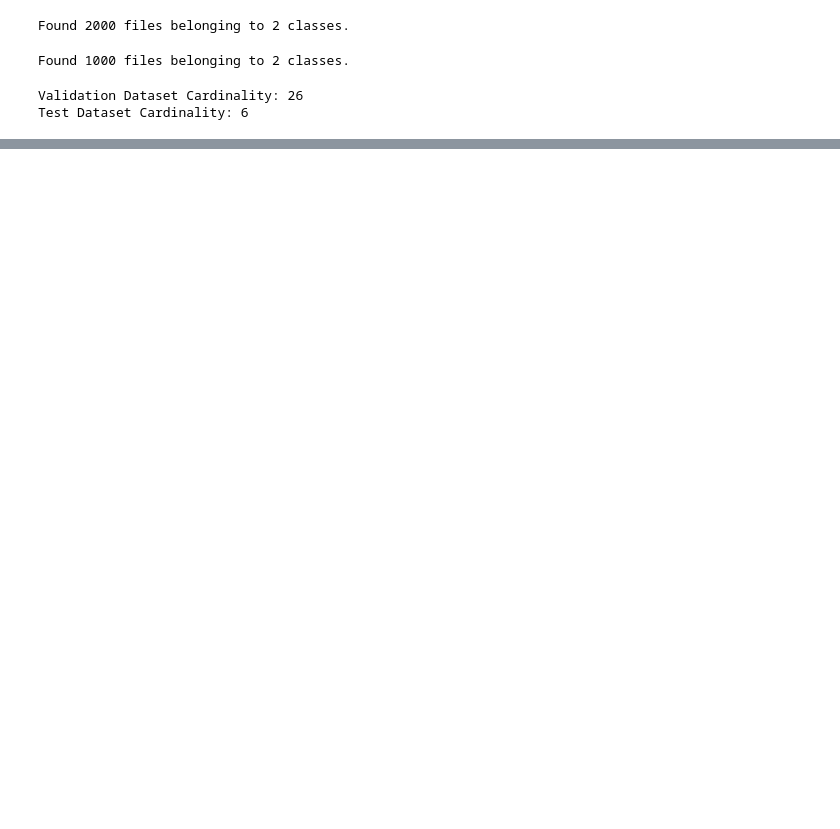
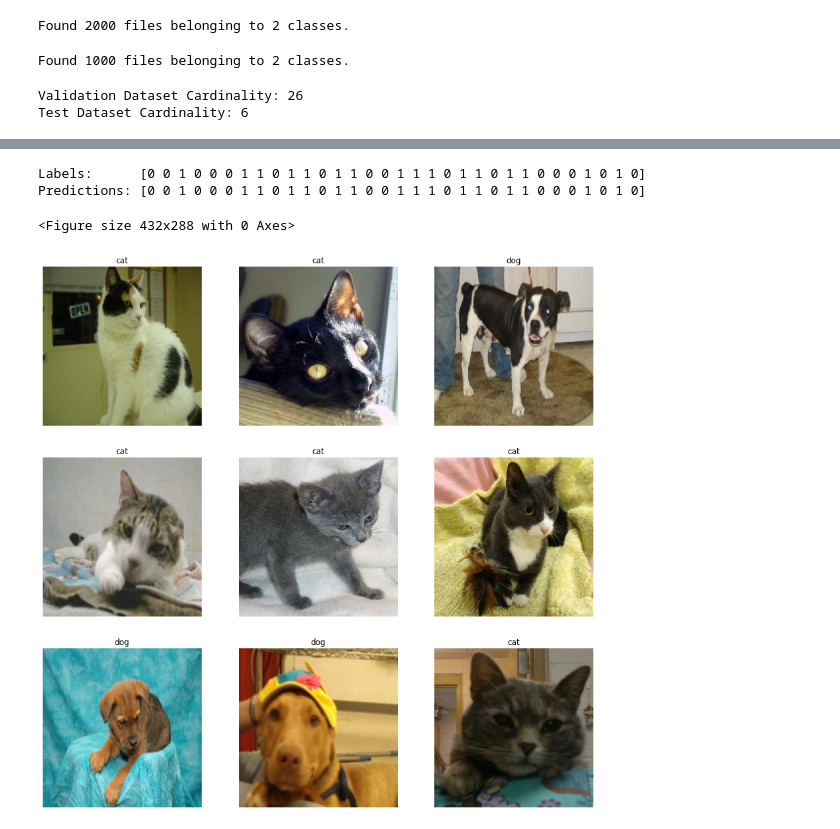
Before and after one commit to enerdb/cats_and_dogs, a Jupyter notebook: cats_and_dogs.ipynb, the cells around one changed output, grey strips where cells are left out. Saved outputs shown, nothing was run; the diff lists cells and outputs as text; code cells hidden in the pictures; blank space fills up the shorter version.

```diff
--- a/cats_and_dogs.ipynb
+++ b/cats_and_dogs.ipynb
@@ -28,0 +98,21 @@ import tensorflow as tf
+# %%
+def plot_dataset_predictions(dataset):
+
+  features, labels = dataset.as_numpy_iterator().next()
+
+  predictions_aux = model.predict_on_batch(features).flatten()
+  predictions = tf.where(predictions_aux <0.5, 0, 1)
+
+  print('Labels:      %s' % labels)
+  print('Predictions: %s' % predictions.numpy())
+
+  plt.gcf().clear()
+  plt.figure(figsize = (15,15))
+
+  for i in range(9):
+
+    plt.subplot(3,3, i + 1)
+    plt.axis('off')
+
+    plt.imshow(features[i].astype('uint8'))
+    plt.title(class_names[predictions[i]])
@@ -113,0 +322,7 @@ def plot_dataset(dataset):
+# %%
+plot_dataset_predictions(dataset_test)
+# %% [output]
+Labels:      [0 0 1 0 0 0 1 1 0 1 1 0 1 1 0 0 1 1 1 0 1 1 0 1 1 0 0 0 1 0 1 0]
+Predictions: [0 0 1 0 0 0 1 1 0 1 1 0 1 1 0 0 1 1 1 0 1 1 0 1 1 0 0 0 1 0 1 0]
+<Figure size 432x288 with 0 Axes>
+[figure, added]
```
Also changed, not shown: parts of 20 cells of this notebook.
